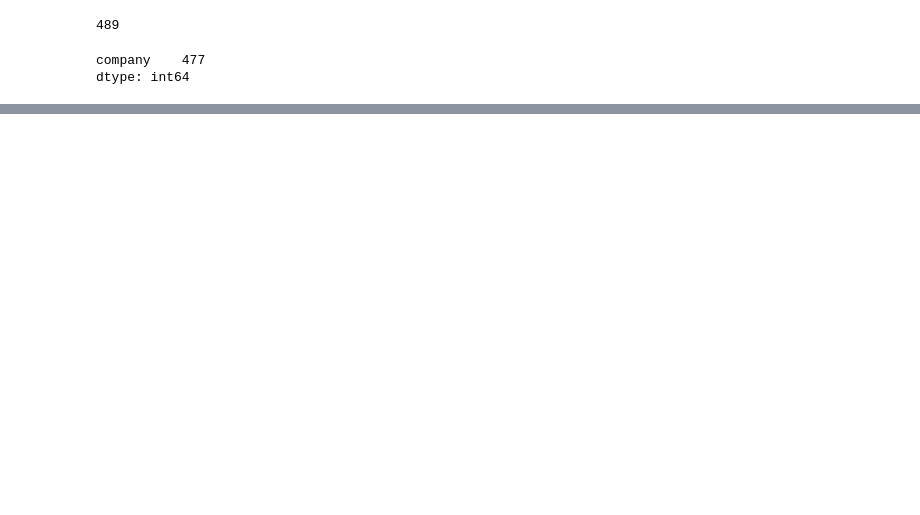
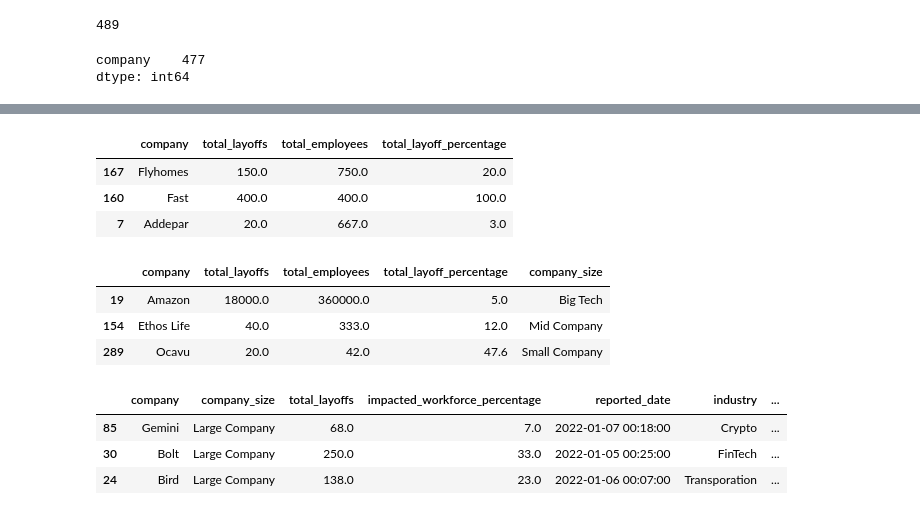
Before and after one commit to teusinn/TechCompaniesLayoff, a Jupyter notebook: src/main.ipynb, the cells around one changed output, grey strips where cells are left out. Cells and saved outputs as stored; diff of their text form; code cells hidden in the pictures; blank space fills up the shorter version.

```diff
--- a/src/main.ipynb
+++ b/src/main.ipynb
@@ -51,0 +139,50 @@ tech_layoffs[tech_layoffs['company'].duplicated() == True][['company', 'industry
+# %%
+# Step 3: grouping by company name and removing rows with empty "total_layoffs" or "total_employees"
+top_companies = tech_layoffs.groupby('company', as_index=False)[['total_layoffs', 'total_employees']].sum()
+
+top_companies = top_companies[top_companies['total_layoffs'] > 0]
+top_companies = top_companies[top_companies['total_employees'] > 0]
+
+# Step 4: creating total layoff percentage (in case a company had layoff twice or more)
+top_companies['total_layoff_percentage'] = ((top_companies['total_layoffs'] / top_companies['total_employees']) * 100).round(1)
+
+top_companies.sample(3)
+# %% [output]
+|  | company | total_layoffs | total_employees | total_layoff_percentage |
+| 167 | Flyhomes | 150.0 | 750.0 | 20.0 |
+| 160 | Fast | 400.0 | 400.0 | 100.0 |
+| 7 | Addepar | 20.0 | 667.0 | 3.0 |
+# %%
+# Step 5.1: categorizing the company size
+company_size_conditions = [
+    top_companies['total_employees'] < 100,      # <100 Employees => Small Company
+    top_companies['total_employees'] < 500,      # >=100 & <500 Employees => Mid Company
+    top_companies['total_employees'] < 2000,     # >=500 & <2000 Employees => Large Company
+    top_companies['total_employees'] >= 2000     # >=2000 Employees => Big Tech
+]
+
+company_size_options = [
+    'Small Company',
+    'Mid Company',
+    'Large Company',
+    'Big Tech'
+]
+
+top_companies['company_size'] = np.select(company_size_conditions, company_size_options, 'Unidentified')
+
+top_companies.sample(3)
+# %% [output]
+|  | company | total_layoffs | total_employees | total_layoff_percentage | company_size |
+| 19 | Amazon | 18000.0 | 360000.0 | 5.0 | Big Tech |
+| 154 | Ethos Life | 40.0 | 333.0 | 12.0 | Mid Company |
+| 289 | Ocavu | 20.0 | 42.0 | 47.6 | Small Company |
+# %%
+# Step 5.2: merging the "company_size" column to the main dataframe
+tech_layoffs = pd.merge(top_companies[['company', 'company_size']], tech_layoffs, how='left', on='company')
+
+tech_layoffs.sample(3)
+# %% [output]
+|  | company | company_size | total_layoffs | impacted_workforce_percentage | reported_date | industry | ... |
+| 85 | Gemini | Large Company | 68.0 | 7.0 | 2022-01-07 00:18:00 | Crypto | ... |
+| 30 | Bolt | Large Company | 250.0 | 33.0 | 2022-01-05 00:25:00 | FinTech | ... |
+| 24 | Bird | Large Company | 138.0 | 23.0 | 2022-01-06 00:07:00 | Transporation | ... |
```
Also changed, not shown: parts of 24 cells of this notebook, 1 other file.
